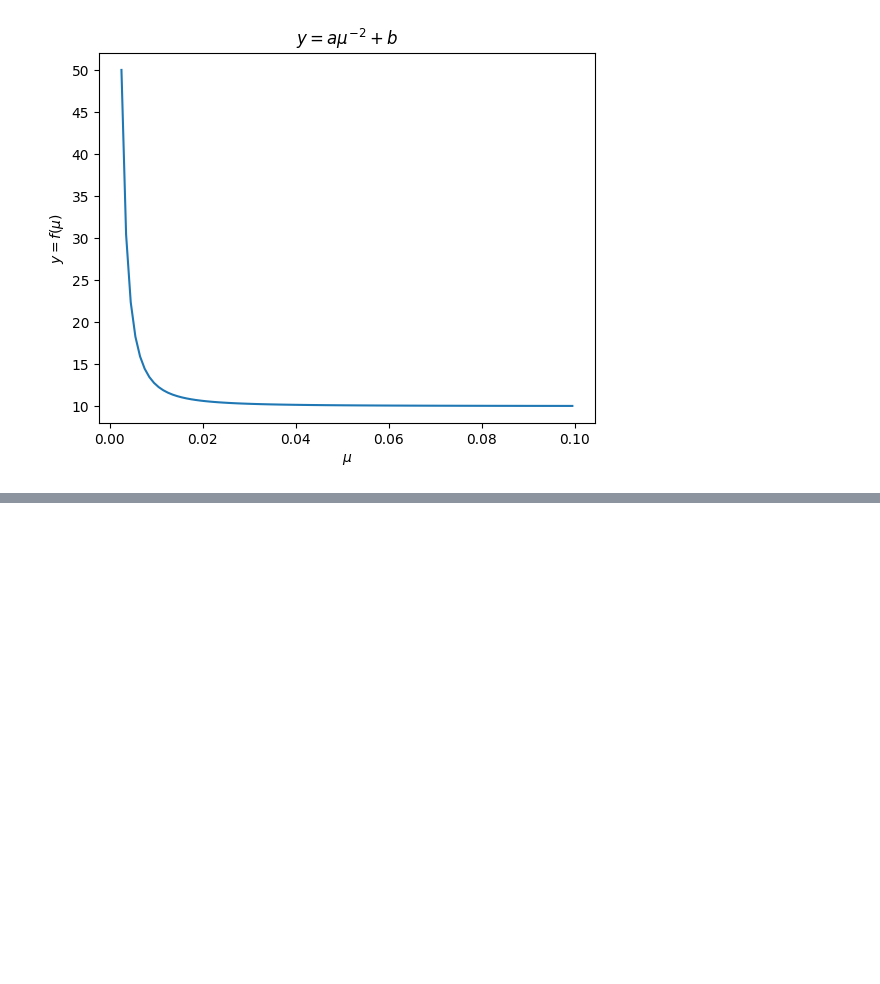
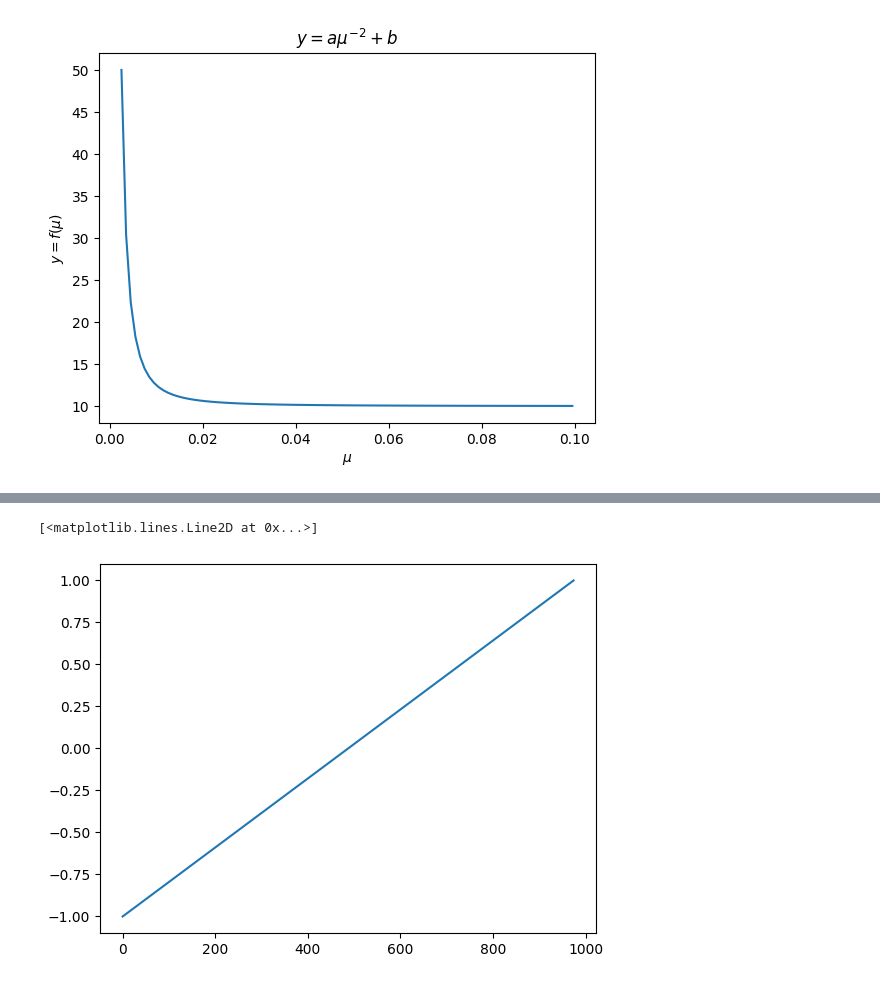
Before and after one commit to phscald/doc_jaxpi, a Jupyter notebook: examples/geom3x3_2ph_mu_don_3_scale_3/b.ipynb, the cells around one changed output, grey strips where cells are left out. Cells and saved outputs as stored; diff of their text form; code cells hidden in the pictures; blank space fills up the shorter version.

```diff
--- a/examples/geom3x3_2ph_mu_don_3_scale_3/b.ipynb
+++ b/examples/geom3x3_2ph_mu_don_3_scale_3/b.ipynb
@@ -49,0 +57,7 @@ Text(0.5, 1.0, '$y = a \\mu^{-2} + b$')
+# %%
+mu =  2* ((mu - .0025) / (.1 - .0025)) -1
+# %%
+plt.plot(mu)
+# %% [output]
+[<matplotlib.lines.Line2D at 0x...>]
+[figure, added]
```
Also changed, not shown: parts of 2 cells of this notebook, 3 other files.
